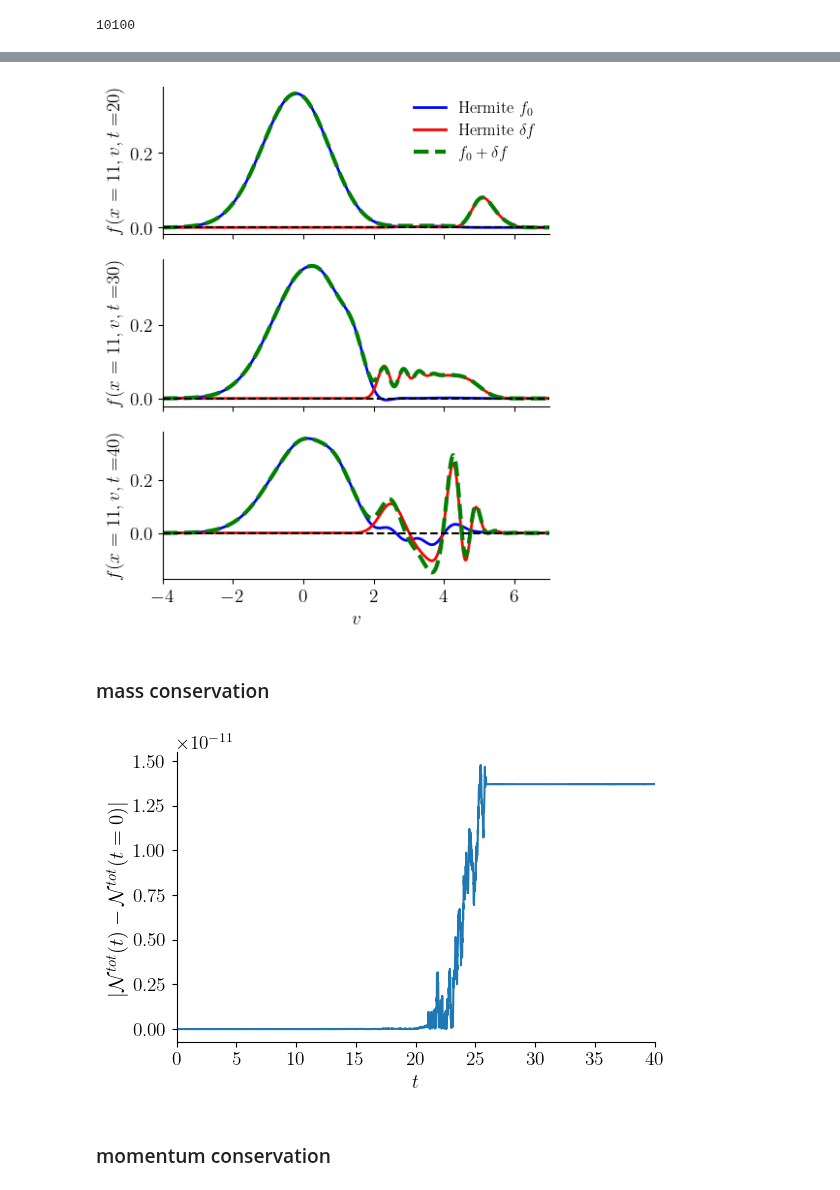
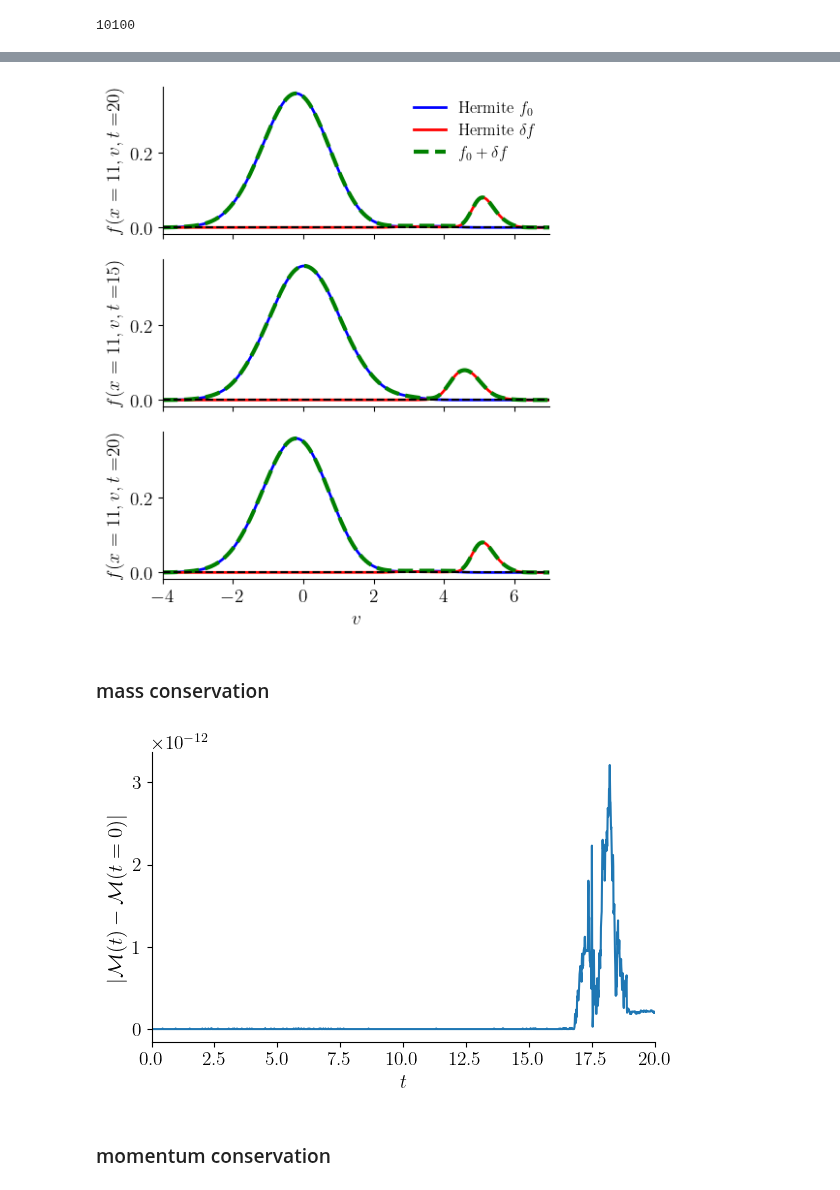
Before and after one commit to opaliss/mixed_methods, a Jupyter notebook: analysis/hermite/bump_on_tail_instability_hermite.ipynb, the cells around one changed output, grey strips where cells are left out. Saved outputs shown, nothing was run; the diff lists cells and outputs as text; code cells hidden in the pictures.

```diff
--- a/analysis/hermite/bump_on_tail_instability_hermite.ipynb
+++ b/analysis/hermite/bump_on_tail_instability_hermite.ipynb
@@ -107,7 +156,9 @@ for ii in np.arange(0, len(sol_midpoint_t), 1):
     state_i_midpoint[0, -1, ii] = state_i_midpoint[0, 0, ii]
 
     # solve Poisson's equation to obtain an electric field
-    rho = charge_density_two_stream_hermite(alpha_e1=setup.alpha_e1,alpha_e2=setup.alpha_e2, alpha_i=setup.alpha_i,
+    rho = charge_density_two_stream_hermite(alpha_e1=alpha_e1[ii],
+                                            alpha_e2=alpha_e2[ii],
+                                            alpha_i=setup.alpha_i[-1],
                                         q_e1=setup.q_e1, q_e2=setup.q_e2, q_i=setup.q_i,
                                         C0_e1=state_e1_midpoint[0, :setup.Nx, ii],
                                         C0_e2=state_e2_midpoint[0, :setup.Nx, ii],
@@ -168,9 +211,9 @@ for tt, ii in enumerate([len(sol_midpoint_t)//2, int(3*len(sol_midpoint_t)//4),
     distribution1 = np.zeros((len(x), len(v)))
     distribution2 = np.zeros((len(x), len(v)))
     for jj in range(setup.Nv_e1):
-        distribution1 += np.outer(state_e1_midpoint[jj, :, ii], psi_hermite(v=v, u_s=setup.u_e1, alpha_s=setup.alpha_e1, n=jj))
+        distribution1 += np.outer(state_e1_midpoint[jj, :, ii], psi_hermite(v=v, u_s=u_e1[ii], alpha_s=alpha_e1[ii], n=jj))
     for jj in range(setup.Nv_e2):
-        distribution2 += np.outer(state_e2_midpoint[jj, :, ii], psi_hermite(v=v, u_s=setup.u_e2, alpha_s=setup.alpha_e2, n=jj))
+        distribution2 += np.outer(state_e2_midpoint[jj, :, ii], psi_hermite(v=v, u_s=u_e2[ii], alpha_s=alpha_e2[ii], n=jj))
     pos2 = ax[tt, 0].pcolormesh(x, v, distribution2.T, cmap="Spectral_r", vmin=0, vmax=0.4)
     pos1 = ax[tt, 1].pcolormesh(x, v, distribution1.T, cmap="Spectral_r", vmin=0, vmax=0.4)
     pos3 = ax[tt, 2].pcolormesh(x, v, distribution1.T + distribution2.T, cmap="Spectral_r", vmin=0, vmax=0.4)
@@ -210,9 +253,9 @@ for tt, ii in enumerate([2000, int(3*len(sol_midpoint_t)//4), -1]):
     distribution_H1 = np.zeros((len(x), len(v)))
     distribution_H2 = np.zeros((len(x), len(v)))
     for jj in range(setup.Nv_e1):
-        distribution_H1 += np.outer(state_e1_midpoint[jj, :, ii], psi_hermite(v=v, u_s=setup.u_e1, alpha_s=setup.alpha_e1, n=jj))
+        distribution_H1 += np.outer(state_e1_midpoint[jj, :, ii], psi_hermite(v=v, u_s=u_e1[ii], alpha_s=alpha_e1[ii], n=jj))
     for jj in range(setup.Nv_e2):
-        distribution_H2 += np.outer(state_e2_midpoint[jj, :, ii], psi_hermite(v=v, u_s=setup.u_e2, alpha_s=setup.alpha_e2, n=jj))
+        distribution_H2 += np.outer(state_e2_midpoint[jj, :, ii], psi_hermite(v=v, u_s=u_e2[ii], alpha_s=alpha_e2[ii], n=jj))
 
     _ = ax[tt].plot(v, distribution_H1[55, :], color="blue", label="Hermite $f_{0}$", linewidth=2)
     _ = ax[tt].plot(v, distribution_H2[55, :], color="red", label="Hermite $\delta f$", linewidth=2)
@@ -229,7 +272,7 @@ ax[-1].set_xlabel("$v$")
 plt.tight_layout()
 plt.savefig("../../figures/hermite/bump_on_tail/bump_on_tail_slice_hermite.png", dpi=300)
 # %% [output]
-[figure, old version]
+[figure, new version]
 # %% [markdown]
 ### mass conservation
 # %%
@@ -237,22 +280,22 @@ plt.savefig("../../figures/hermite/bump_on_tail/bump_on_tail_slice_hermite.png",
 mass_midpoint = np.zeros(len(sol_midpoint_t))
 
 for ii in range(0, len(sol_midpoint_t)):
-    mass_midpoint[ii] = total_mass_hermite(state=state_e1_midpoint[:, :-1, ii], alpha_s=setup.alpha_e1, dx=setup.dx)\
-                        +total_mass_hermite(state=state_e2_midpoint[:, :-1, ii], alpha_s=setup.alpha_e2, dx=setup.dx)\
-                        +total_mass_hermite(state=state_i_midpoint[:, :-1, ii], alpha_s=setup.alpha_i, dx=setup.dx)
+    mass_midpoint[ii] = total_mass_hermite(state=state_e1_midpoint[:, :-1, ii], alpha_s=alpha_e1[ii], dx=setup.dx)\
+                        +total_mass_hermite(state=state_e2_midpoint[:, :-1, ii], alpha_s=alpha_e2[ii], dx=setup.dx)\
+                        +total_mass_hermite(state=state_i_midpoint[:, :-1, ii], alpha_s=setup.alpha_i[-1], dx=setup.dx)
 # %%
 # plot mass conservation
 fig, ax = plt.subplots(figsize=(6, 4))
 ax.plot(sol_midpoint_t, np.abs(mass_midpoint - mass_midpoint[0]), "-")
 #ax.set_yscale("log")
 ax.spines['right'].set_visible(False)
 ax.spines['top'].set_visible(False)
-ax.set_ylabel(r"$|\mathcal{N}^{tot}(t) - \mathcal{N}^{tot}(t=0)|$", fontsize=15)
+ax.set_ylabel(r"$|\mathcal{M}(t) - \mathcal{M}(t=0)|$", fontsize=15)
 ax.set_xlabel("$t$")
 ax.set_xlim(0, setup.T)
 plt.tight_layout()
 # %% [output]
-[figure, old version]
+[figure, new version]
 # %% [markdown]
 ### momentum conservation
 # %%
```
Also changed, not shown: parts of 16 cells of this notebook, 1 other file.
